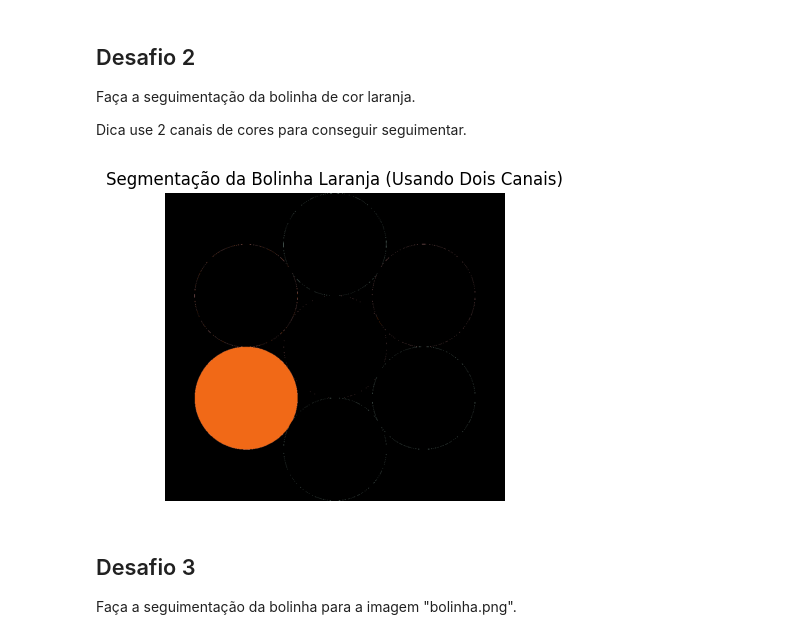
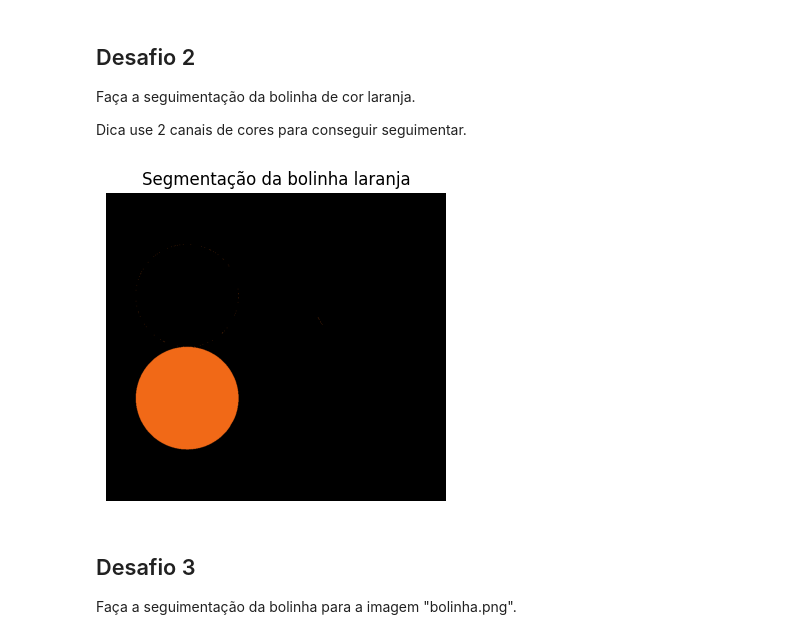
Before and after one commit to gLima02/LABS-AI-ENGENEERING, a Jupyter notebook: material/aulas/PDI/lab03/atividade3.ipynb, the cells around one changed output. Drawn from its saved outputs; the diff is of its cells as text; code cells hidden in the pictures.

```diff
--- a/material/aulas/PDI/lab03/atividade3.ipynb
+++ b/material/aulas/PDI/lab03/atividade3.ipynb
@@ -259,37 +253,38 @@ Faça a seguimentação da bolinha de cor laranja.
 
 Dica use 2 canais de cores para conseguir seguimentar.
 # %%
+# Implemente seu código
 import numpy as np
 import matplotlib.pyplot as plt
 
 # Copiar a imagem original
 img_bola_vet = image.copy()
 
-# Separando os canais: R (vermelho) e G (verde)
+# Separando os canais: (ordem B / G / R)
 canal_vermelho = img_bola_vet[:, :, 0]  # Canal Vermelho
 canal_verde = img_bola_vet[:, :, 1]  # Canal Verde
 
 # Criar as máscaras para a cor laranja com base nos canais vermelho e verde:
 # - Canal vermelho deve ter valores altos (ex: >= 150)
 # - Canal verde deve ter valores médios (ex: >= 100 e <= 200)
 
-mask_vermelho = canal_vermelho >= 150  # Vermelho alto
-mask_verde = (canal_verde >= 100) & (canal_verde <= 200)  # Verde médio
+mask_verde = canal_verde >= 120  # com base no histograma verde, pega o que for maior que 120
+mask_vermelho  = canal_vermelho <= 240 # com base no histograma vermelho, pega o que for menor que 240
 
-# Combina as máscaras: onde ambas as condições são verdadeiras
-mask_laranja = mask_vermelho & mask_verde
+# Combina as máscaras: onde alguma as condições é verdadeira
+mask_laranja = mask_vermelho | mask_verde
 
-# Aplica a máscara: onde a condição é True, mantém o pixel original, onde é False, zera o pixel
-img_bola_vet[~mask_laranja] = [0, 0, 0]
+# Aplica a máscara: onde a condição for verdadeira, seta o pixel para preto
+img_bola_vet[mask_laranja] = [0, 0, 0]
 
 # Exibe a imagem segmentada
 plt.figure(figsize=(6, 4))
-plt.title('Segmentação da Bolinha Laranja (Usando Dois Canais)')
+plt.title('Segmentação da bolinha laranja')
 plt.imshow(img_bola_vet)
 plt.axis('off')
 plt.show()
 # %% [output]
-[figure, old version]
+[figure, new version]
 # %% [markdown]
 ## Desafio 3
 
```
Also changed, not shown: parts of 9 cells of this notebook.
